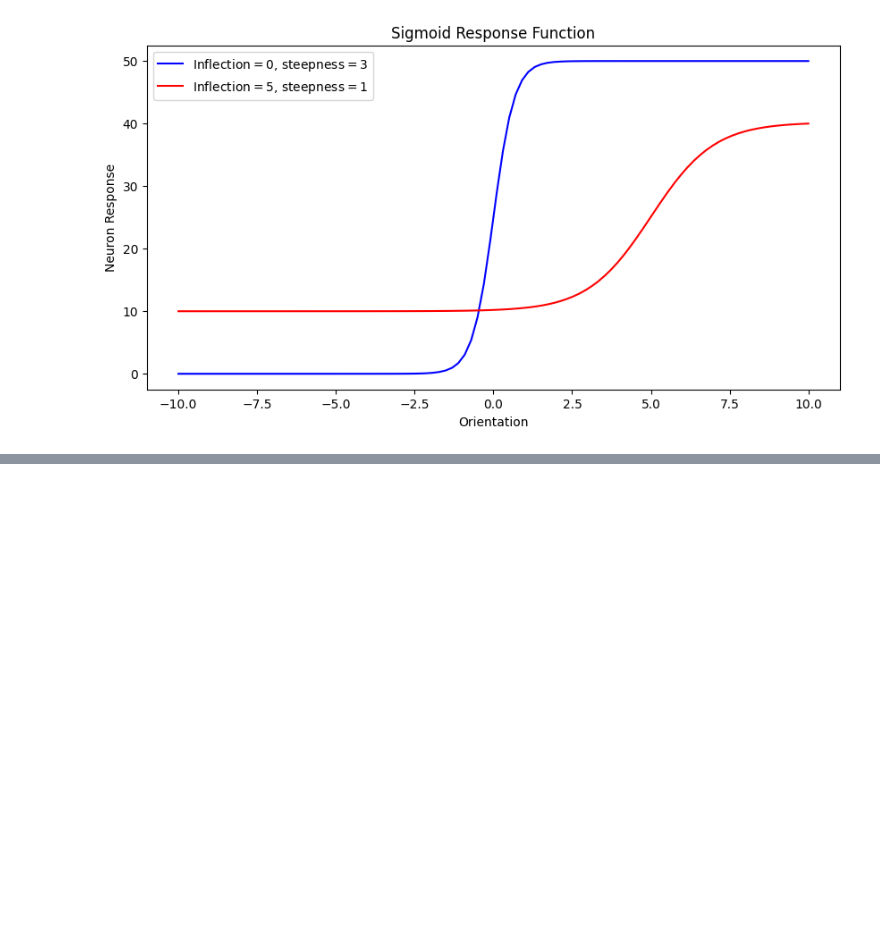
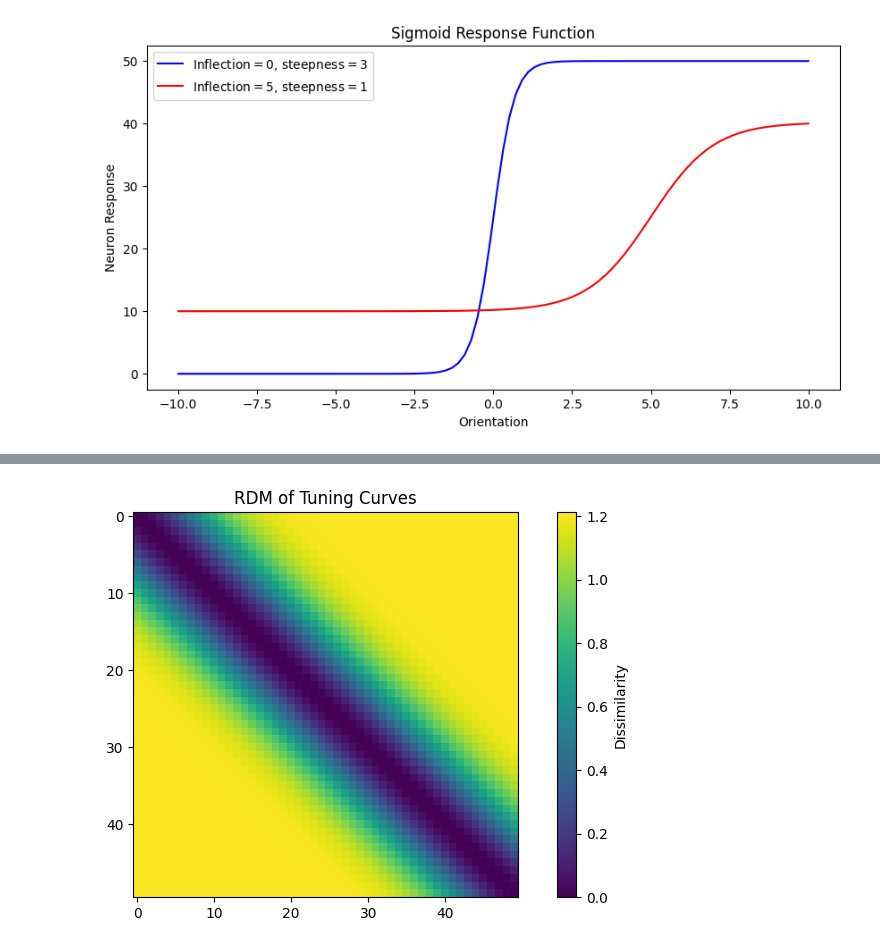
Before and after one commit to rates37/Build-Your-Own-Embedding, a Jupyter notebook: notebooks/neuronal_tuning_curves.ipynb, the cells around one changed output, grey strips where cells are left out. Saved outputs shown, nothing was run; the diff lists cells and outputs as text; code cells hidden in the pictures; blank space fills up the shorter version.

```diff
--- a/notebooks/neuronal_tuning_curves.ipynb
+++ b/notebooks/neuronal_tuning_curves.ipynb
@@ -128,0 +134,23 @@ plt.show()
+# %%
+def compute_RDM(curves: List[np.ndarray]) -> np.ndarray:
+    n: int = len(curves)
+
+    rdm: np.ndarray = np.zeros((n,n))
+
+    for i in range(n):
+        for j in range(i+1, n):
+            rdm[i,j] = rdm[j,i] = 1 - np.corrcoef(curves[i], curves[j])[0, 1] #! this dissimilarity metric might not be the ideal one to use in all scenarios
+    return rdm
+# %%
+def plot_rdm(rdm: np.ndarray, labels: Union[List[str], None]=None, cmap: str='viridis') -> None:
+
+    fig: plt.Figure = plt.figure(figsize=(10,5))
+
+    plt.imshow(rdm, cmap=cmap)
+    plt.colorbar(label='Dissimilarity')
+    plt.title('RDM of Tuning Curves')
+
+    if labels is not None:
+        plt.xticks(range(len(labels)), labels, rotation=45, ha='left')
+        plt.yticks(range(len(labels)), labels)
+    plt.show()
@@ -128,0 +182,6 @@ plt.show()
+# %%
+# Compute the RDM Matrix:
+rdm = compute_RDM(curves)
+plot_rdm(rdm)
+# %% [output]
+[figure, added]
```
Also changed, not shown: parts of 4 cells of this notebook.
